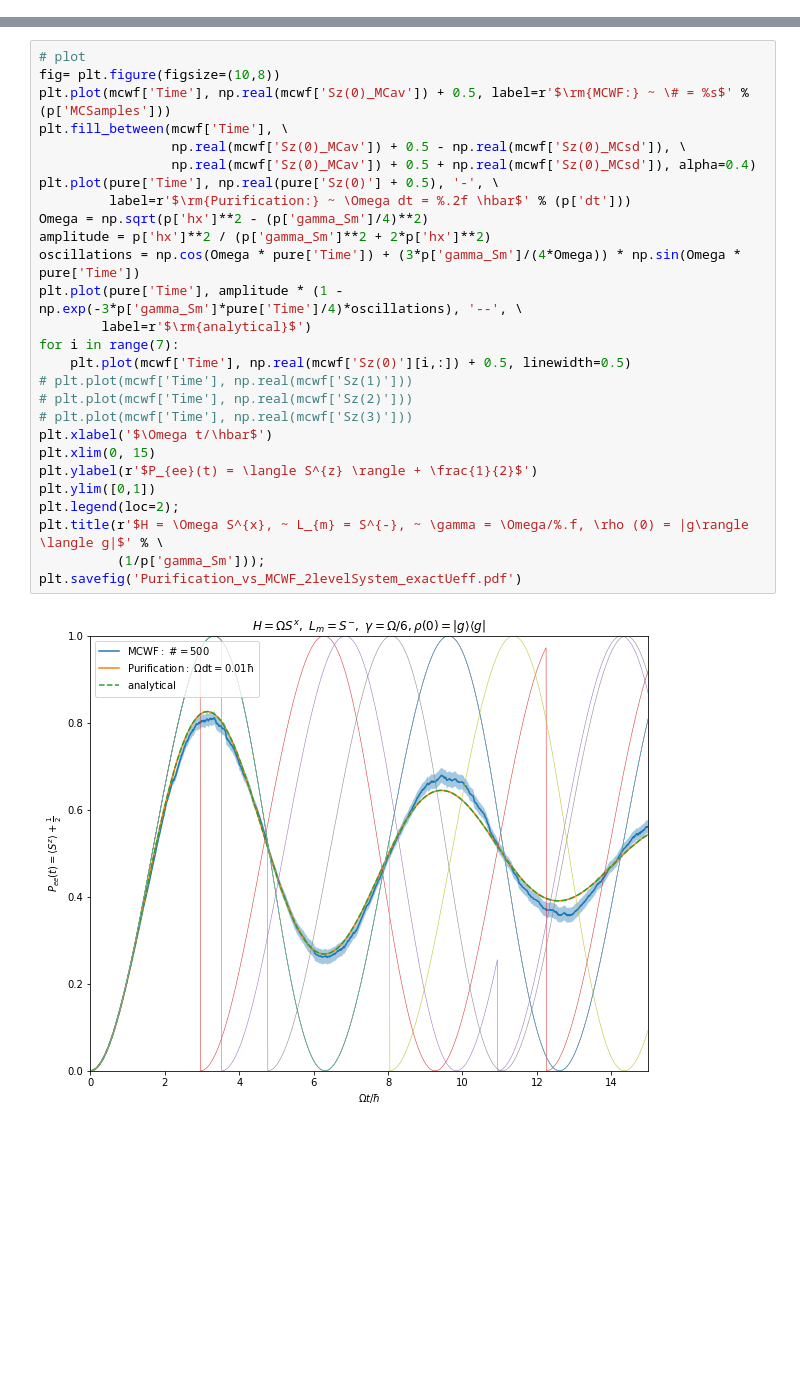
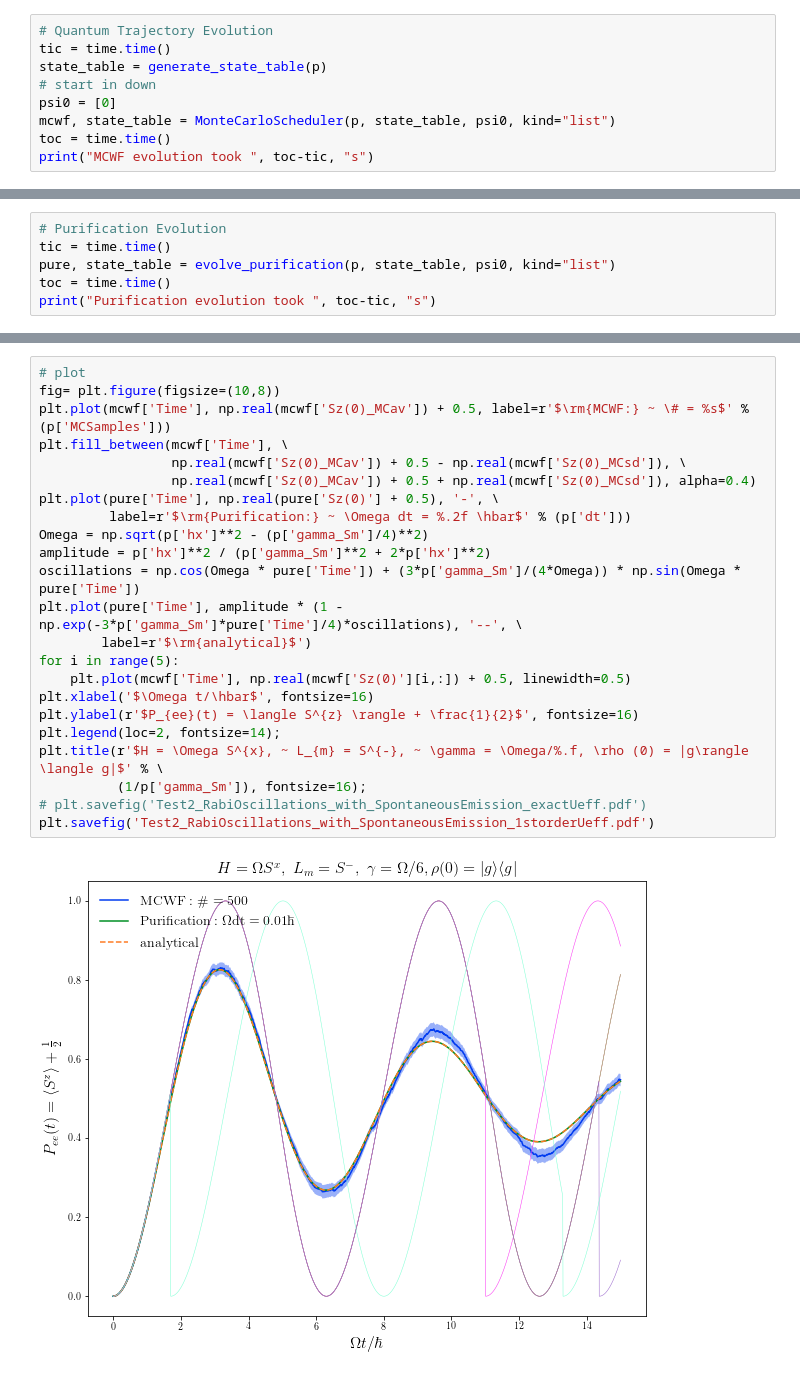
Before and after one commit to nataliejpg/QuantumResourceEstimation, a Jupyter notebook: exact_diagonalisation/XXZ_ED_Lindblad_Purification.ipynb, the cells around one changed output, grey strips where cells are left out. Saved outputs shown, nothing was run; the diff lists cells and outputs as text; blank space fills up the shorter version.

Commit message:
Finished Tests 1-4. I think both codes work now

```diff
--- a/exact_diagonalisation/XXZ_ED_Lindblad_Purification.ipynb
+++ b/exact_diagonalisation/XXZ_ED_Lindblad_Purification.ipynb
@@ -1009,0 +1159,9 @@ Purification evolution took  2.120990037918091 s
+# %%
+# Quantum Trajectory Evolution
+tic = time.time()
+state_table = generate_state_table(p)
+# start in down
+psi0 = [0]
+mcwf, state_table = MonteCarloScheduler(p, state_table, psi0, kind="list")
+toc = time.time()
+print("MCWF evolution took ", toc-tic, "s")
@@ -1009,0 +1170,6 @@ Purification evolution took  2.120990037918091 s
+# %%
+# Purification Evolution
+tic = time.time()
+pure, state_table = evolve_purification(p, state_table, psi0, kind="list")
+toc = time.time()
+print("Purification evolution took ", toc-tic, "s")
@@ -1010,29 +1178,25 @@ Purification evolution took  2.120990037918091 s
 # %%
 # plot
 fig= plt.figure(figsize=(10,8))
 plt.plot(mcwf['Time'], np.real(mcwf['Sz(0)_MCav']) + 0.5, label=r'$\rm{MCWF:} ~ \# = %s$' % (p['MCSamples']))
 plt.fill_between(mcwf['Time'], \
                  np.real(mcwf['Sz(0)_MCav']) + 0.5 - np.real(mcwf['Sz(0)_MCsd']), \
                  np.real(mcwf['Sz(0)_MCav']) + 0.5 + np.real(mcwf['Sz(0)_MCsd']), alpha=0.4)
 plt.plot(pure['Time'], np.real(pure['Sz(0)'] + 0.5), '-', \
          label=r'$\rm{Purification:} ~ \Omega dt = %.2f \hbar$' % (p['dt']))
 Omega = np.sqrt(p['hx']**2 - (p['gamma_Sm']/4)**2)
 amplitude = p['hx']**2 / (p['gamma_Sm']**2 + 2*p['hx']**2)
 oscillations = np.cos(Omega * pure['Time']) + (3*p['gamma_Sm']/(4*Omega)) * np.sin(Omega * pure['Time'])
 plt.plot(pure['Time'], amplitude * (1 - np.exp(-3*p['gamma_Sm']*pure['Time']/4)*oscillations), '--', \
         label=r'$\rm{analytical}$')
-for i in range(7):
+for i in range(5):
     plt.plot(mcwf['Time'], np.real(mcwf['Sz(0)'][i,:]) + 0.5, linewidth=0.5)
-# plt.plot(mcwf['Time'], np.real(mcwf['Sz(1)']))
-# plt.plot(mcwf['Time'], np.real(mcwf['Sz(2)']))
-# plt.plot(mcwf['Time'], np.real(mcwf['Sz(3)']))
-plt.xlabel('$\Omega t/\hbar$')
-plt.xlim(0, 15)
-plt.ylabel(r'$P_{ee}(t) = \langle S^{z} \rangle + \frac{1}{2}$')
-plt.ylim([0,1])
-plt.legend(loc=2);
+plt.xlabel('$\Omega t/\hbar$', fontsize=16)
+plt.ylabel(r'$P_{ee}(t) = \langle S^{z} \rangle + \frac{1}{2}$', fontsize=16)
+plt.legend(loc=2, fontsize=14);
 plt.title(r'$H = \Omega S^{x}, ~ L_{m} = S^{-}, ~ \gamma = \Omega/%.f, \rho (0) = |g\rangle \langle g|$' % \
-          (1/p['gamma_Sm']));
-plt.savefig('Purification_vs_MCWF_2levelSystem_exactUeff.pdf')
+          (1/p['gamma_Sm']), fontsize=16);
+# plt.savefig('Test2_RabiOscillations_with_SpontaneousEmission_exactUeff.pdf')
+plt.savefig('Test2_RabiOscillations_with_SpontaneousEmission_1storderUeff.pdf')
 # %% [output]
-[figure, old version]
+[figure, new version]
```
Also changed, not shown: parts of 24 cells of this notebook, 7 other files.
